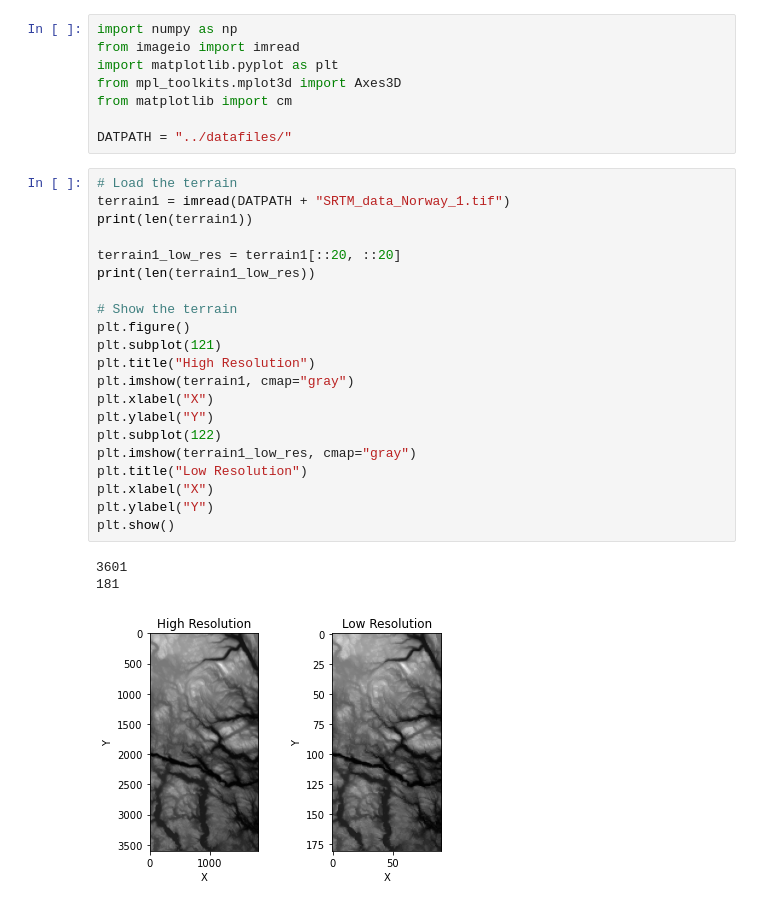
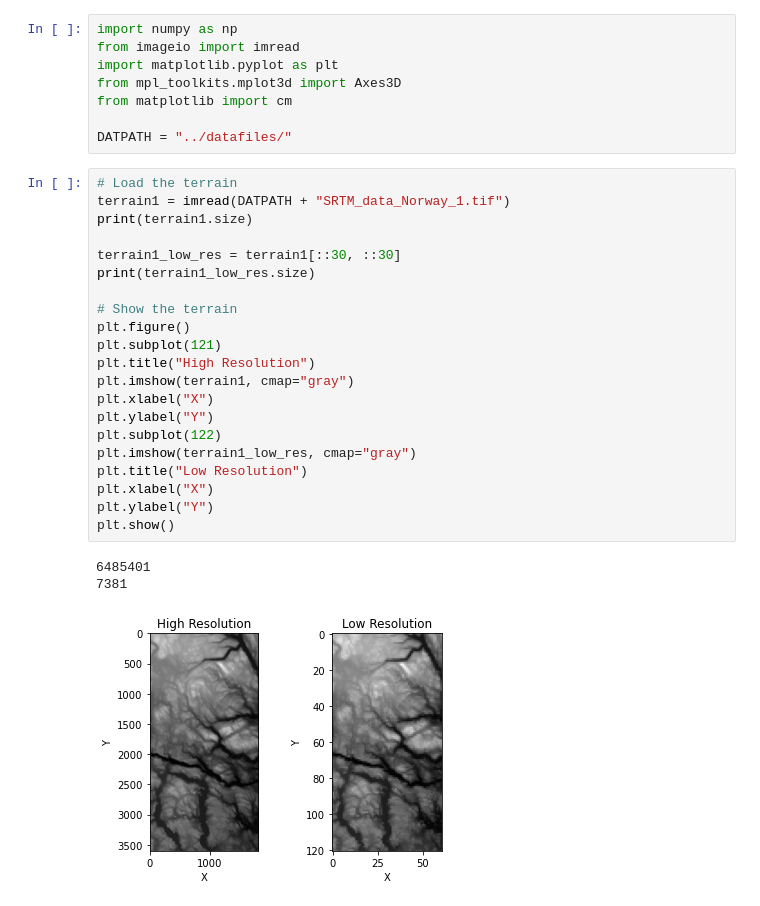
Before and after one commit to nicholaskarlsen/FYS-STK4155, a Jupyter notebook: project_1/notebooks/Untitled1.ipynb, the cells around one changed output. Saved outputs shown, nothing was run; the diff lists cells and outputs as text.

```diff
--- a/project_1/notebooks/Untitled1.ipynb
+++ b/project_1/notebooks/Untitled1.ipynb
@@ -9,28 +9,28 @@ DATPATH = "../datafiles/"
 # %%
 # Load the terrain
 terrain1 = imread(DATPATH + "SRTM_data_Norway_1.tif")
-print(len(terrain1))
+print(terrain1.size)
 
-terrain1_low_res = terrain1[::20, ::20]
-print(len(terrain1_low_res))
+terrain1_low_res = terrain1[::30, ::30]
+print(terrain1_low_res.size)
 
 # Show the terrain
 plt.figure()
 plt.subplot(121)
 plt.title("High Resolution")
 plt.imshow(terrain1, cmap="gray")
 plt.xlabel("X")
 plt.ylabel("Y")
 plt.subplot(122)
 plt.imshow(terrain1_low_res, cmap="gray")
 plt.title("Low Resolution")
 plt.xlabel("X")
 plt.ylabel("Y")
 plt.show()
 # %% [output]
-3601
-181
+6485401
+7381
-[figure, old version]
+[figure, new version]
 # %%
 # Load the terrain
 terrain2 = imread(DATPATH + "SRTM_data_Norway_2.tif")
```
Also changed, not shown: parts of 1 cell of this notebook, 7 other files.
